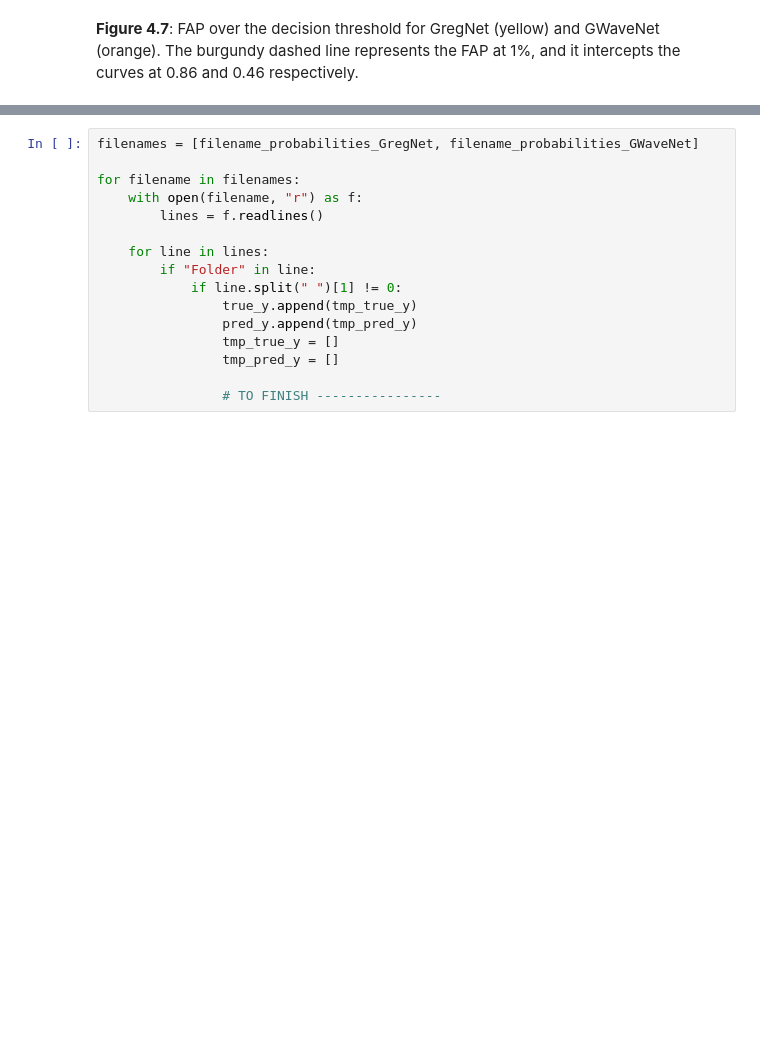
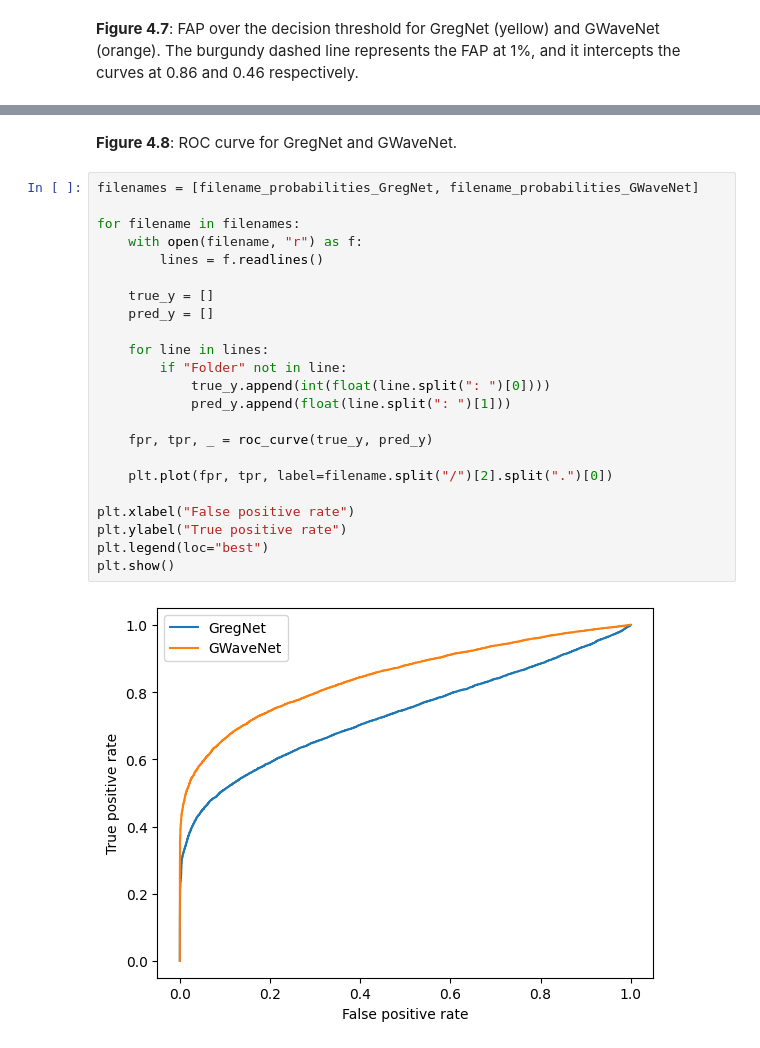
Before and after one commit to anaismartins/deploying-custom-nn-in-fpga, a Jupyter notebook: figures/plotting.ipynb, the cells around one changed output, grey strips where cells are left out. Saved outputs shown, nothing was run; the diff lists cells and outputs as text; blank space fills up the shorter version.

```diff
--- a/figures/plotting.ipynb
+++ b/figures/plotting.ipynb
@@ -334,16 +374,27 @@ plt.show()
+# %% [markdown]
+**Figure 4.8**: ROC curve for GregNet and GWaveNet.
 # %%
 filenames = [filename_probabilities_GregNet, filename_probabilities_GWaveNet]
 
 for filename in filenames:
     with open(filename, "r") as f:
         lines = f.readlines()
 
+    true_y = []
+    pred_y = []
+
     for line in lines:
-        if "Folder" in line:
-            if line.split(" ")[1] != 0:
-                true_y.append(tmp_true_y)
-                pred_y.append(tmp_pred_y)
-                tmp_true_y = []
-                tmp_pred_y = []
+        if "Folder" not in line:
+            true_y.append(int(float(line.split(": ")[0])))
+            pred_y.append(float(line.split(": ")[1]))
 
-                # TO FINISH ----------------
+    fpr, tpr, _ = roc_curve(true_y, pred_y)
+
+    plt.plot(fpr, tpr, label=filename.split("/")[2].split(".")[0])
+
+plt.xlabel("False positive rate")
+plt.ylabel("True positive rate")
+plt.legend(loc="best")
+plt.show()
+# %% [output]
+[figure, added]
```
Also changed, not shown: parts of 4 cells of this notebook.
